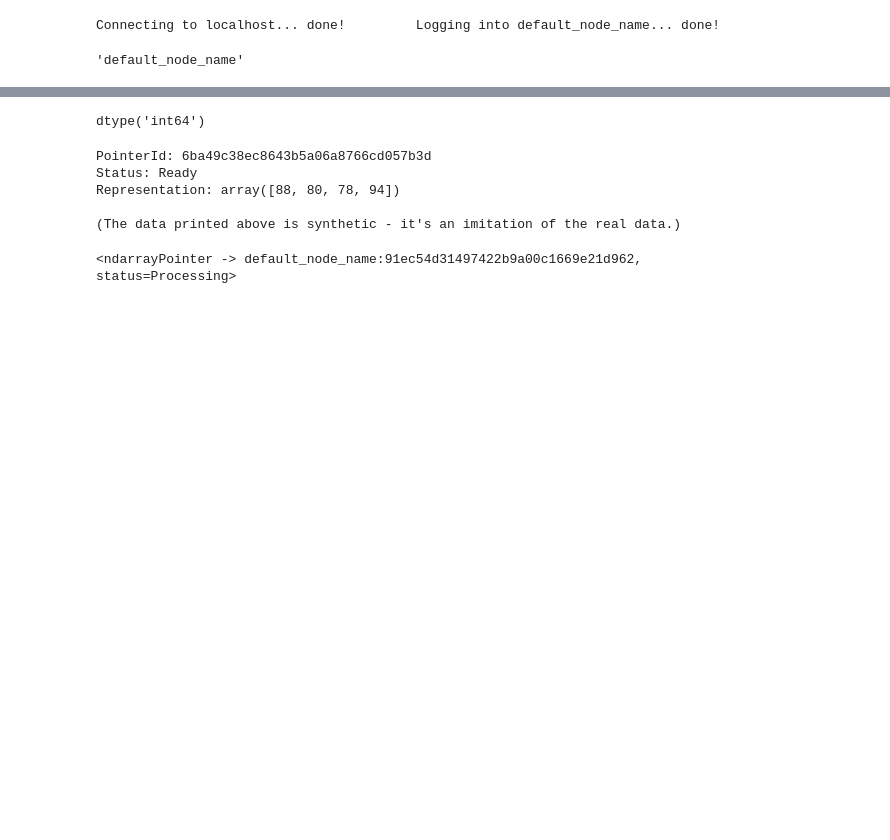
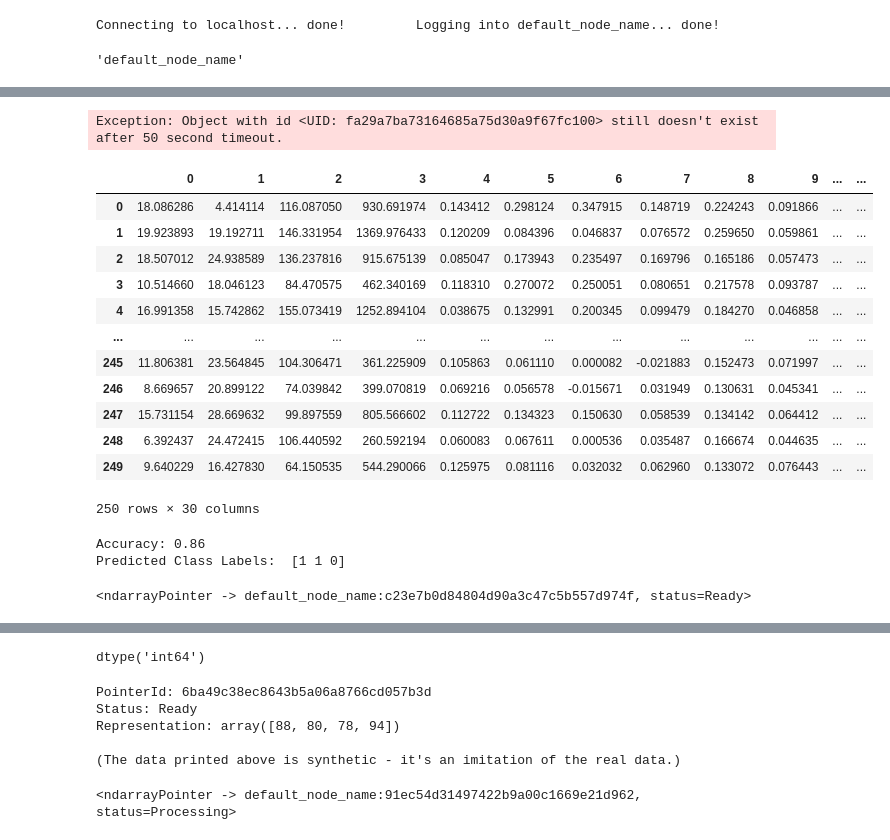
Before and after one commit to godrrrain/diplom, a Jupyter notebook: get_data.ipynb, the cells around one changed output, grey strips where cells are left out. Cells and saved outputs as stored; diff of their text form; code cells hidden in the pictures; blank space fills up the shorter version.

```diff
--- a/get_data.ipynb
+++ b/get_data.ipynb
@@ -46,0 +247,11 @@ domain.privacy_budget
+# %%
+published_data = []
+
+for asset_n in assets:
+    feature = cancer_dataset[asset_n['name']]
+    feature_public = feature.publish()
+    feature_public.block_with_timeout(50)
+    privacy_feature = feature_public.get(delete_obj=False)
+    published_data.append(privacy_feature)
+# %% [output]
+Exception: Object with id <UID: fa29a7ba73164685a75d30a9f67fc100> still doesn't exist after 50 second timeout.
@@ -46,0 +260,23 @@ domain.privacy_budget
+# %%
+published_data1 = np.asarray(published_data)
+# %%
+deboxed = np.array([item for item in published_data1.flatten()]).reshape(published_data1.shape)
+data_df = pd.DataFrame(deboxed)
+# %%
+data_df = data_df.transpose()
+# %%
+data_df
+# %% [output]
+|  | 0 | 1 | 2 | 3 | 4 | 5 | 6 | 7 | 8 | 9 | ... | ... |
+| 0 | 18.086286 | 4.414114 | 116.087050 | 930.691974 | 0.143412 | 0.298124 | 0.347915 | 0.148719 | 0.224243 | 0.091866 | ... | ... |
+| 1 | 19.923893 | 19.192711 | 146.331954 | 1369.976433 | 0.120209 | 0.084396 | 0.046837 | 0.076572 | 0.259650 | 0.059861 | ... | ... |
+| 2 | 18.507012 | 24.938589 | 136.237816 | 915.675139 | 0.085047 | 0.173943 | 0.235497 | 0.169796 | 0.165186 | 0.057473 | ... | ... |
+| 3 | 10.514660 | 18.046123 | 84.470575 | 462.340169 | 0.118310 | 0.270072 | 0.250051 | 0.080651 | 0.217578 | 0.093787 | ... | ... |
+| 4 | 16.991358 | 15.742862 | 155.073419 | 1252.894104 | 0.038675 | 0.132991 | 0.200345 | 0.099479 | 0.184270 | 0.046858 | ... | ... |
+| ... | ... | ... | ... | ... | ... | ... | ... | ... | ... | ... | ... | ... |
+| 245 | 11.806381 | 23.564845 | 104.306471 | 361.225909 | 0.105863 | 0.061110 | 0.000082 | -0.021883 | 0.152473 | 0.071997 | ... | ... |
+| 246 | 8.669657 | 20.899122 | 74.039842 | 399.070819 | 0.069216 | 0.056578 | -0.015671 | 0.031949 | 0.130631 | 0.045341 | ... | ... |
+| 247 | 15.731154 | 28.669632 | 99.897559 | 805.566602 | 0.112722 | 0.134323 | 0.150630 | 0.058539 | 0.134142 | 0.064412 | ... | ... |
+| 248 | 6.392437 | 24.472415 | 106.440592 | 260.592194 | 0.060083 | 0.067611 | 0.000536 | 0.035487 | 0.166674 | 0.044635 | ... | ... |
+| 249 | 9.640229 | 16.427830 | 64.150535 | 544.290066 | 0.125975 | 0.081116 | 0.032032 | 0.062960 | 0.133072 | 0.076443 | ... | ... |
+250 rows × 30 columns
@@ -46,0 +285,23 @@ domain.privacy_budget
+# %%
+from sklearn import tree
+from sklearn.model_selection import train_test_split
+
+X = data_df
+y = data_df_diagnosis
+
+X_train, X_test, y_train, y_test = train_test_split(X, y, test_size=0.2, random_state=42)
+
+clf = tree.DecisionTreeClassifier(criterion='entropy')
+
+clf.fit(X_train, y_train)
+
+accuracy = clf.score(X_test, y_test)
+print("Accuracy:", accuracy)
+
+y_pred = clf.predict([[17.86, 10.55, 118.8, 1005, 0.1166, 0.2779, 0.3051, 0.1491, 0.2499, 0.07811, 1.035, 0.9058, 8.586, 151.6, 0.006319, 0.04931, 0.05359, 0.01566, 0.03016, 0.006109, 24.68, 17.49, 183.8, 2019, 0.1661, 0.6682, 0.7107, 0.2668, 0.4611, 0.1168],
+                      [17.99, 10.38, 122.8, 1001, 0.1184, 0.2776, 0.3001, 0.1471, 0.2419, 0.07871, 1.095, 0.9053, 8.589, 153.4, 0.006399, 0.04904, 0.05373, 0.01587, 0.03003, 0.006193, 25.38, 17.33, 184.6, 2019, 0.1622, 0.6656, 0.7119, 0.2654, 0.4601, 0.1189],
+                      [12.54, 13.36, 82.46, 526.3, 0.09979, 0.08229, 0.06864, 0.04581, 0.1985, 0.05966, 0.2688, 0.7986, 3.058, 29.56, 0.007462, 0.0186, 0.02587, 0.01715, 0.0215, 0.0029, 15.51, 19.56, 106.7, 721.6, 0.168, 0.1738, 0.242, 0.1298, 0.2959, 0.0756]])
+print("Predicted Class Labels: ", y_pred)
+# %% [output]
+Accuracy: 0.86
+Predicted Class Labels:  [1 1 0]
@@ -46,0 +312,4 @@ domain.privacy_budget
+# %%
+feature_public
+# %% [output]
+<ndarrayPointer -> default_node_name:c23e7b0d84804d90a3c47c5b557d974f, status=Ready>
```
Also changed, not shown: parts of 47 cells of this notebook, 1 other file.
